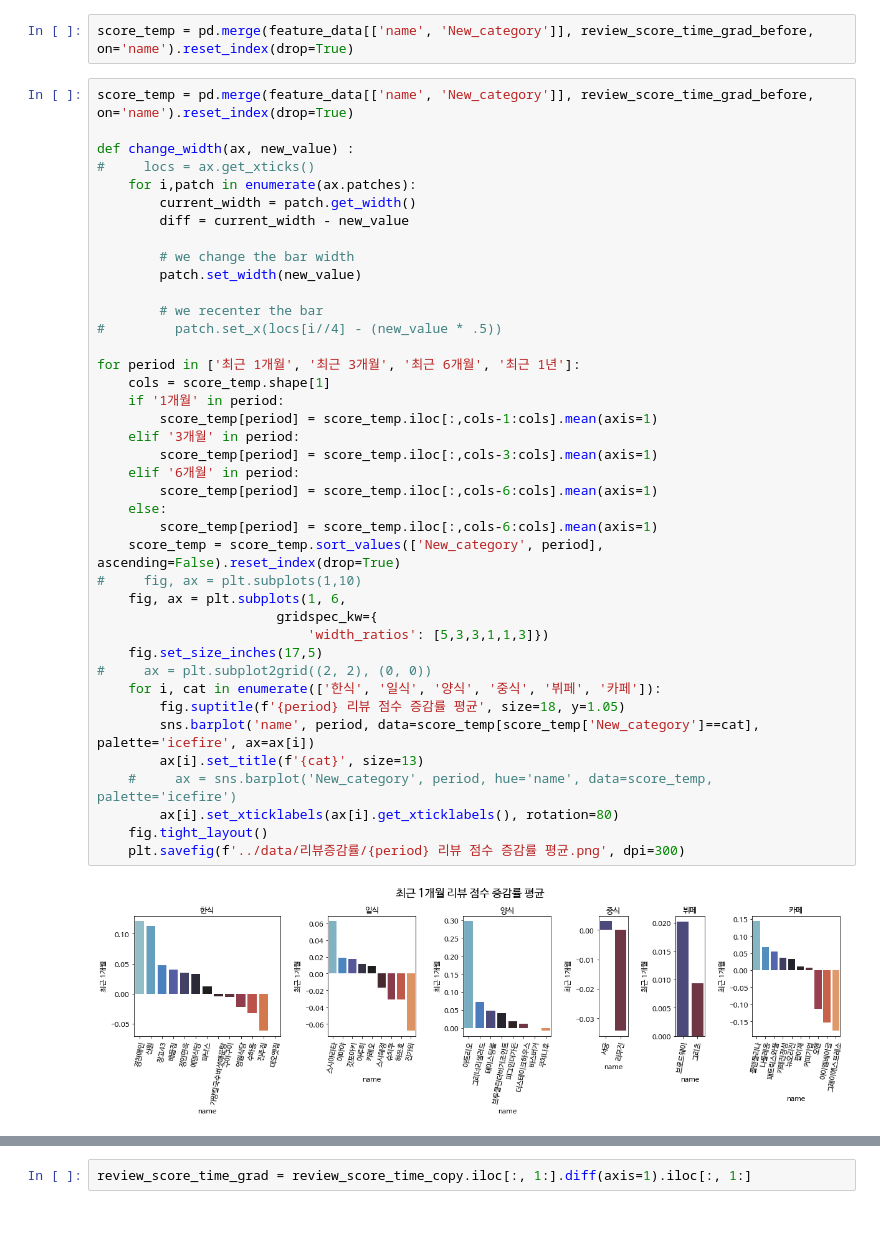
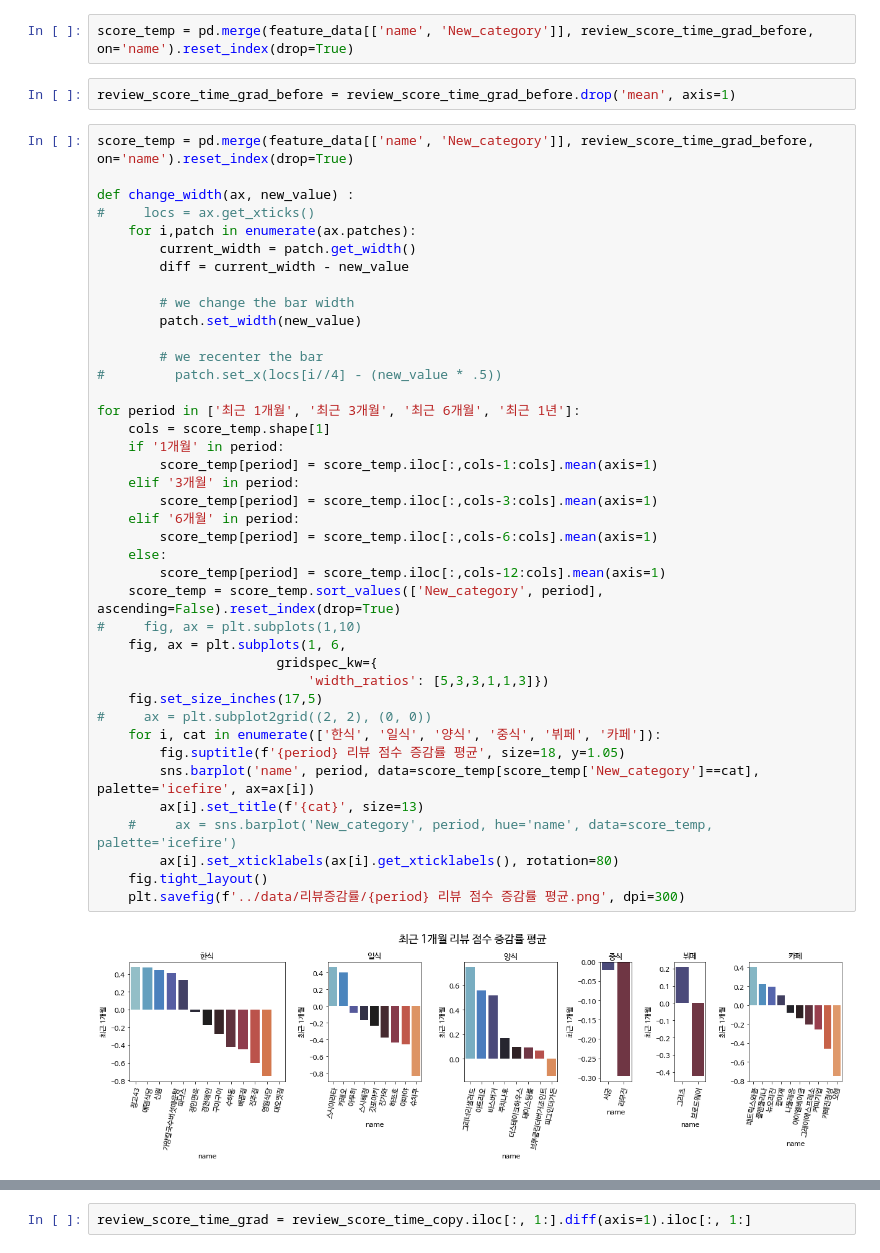
Before and after one commit to Edwardkim0/RealTastySpot, a Jupyter notebook: code/data_preprocessing.ipynb, the cells around one changed output, grey strips where cells are left out. Drawn from its saved outputs; the diff is of its cells as text; blank space fills up the shorter version.

```diff
--- a/code/data_preprocessing.ipynb
+++ b/code/data_preprocessing.ipynb
@@ -1197,6 +1197,8 @@ review_score_time_grad_before.head()
 score_temp.to_excel('../data/리뷰증감률/review_score_time_grad_before.xlsx', index=False)
 # %%
 score_temp = pd.merge(feature_data[['name', 'New_category']], review_score_time_grad_before, on='name').reset_index(drop=True)
+# %%
+review_score_time_grad_before = review_score_time_grad_before.drop('mean', axis=1)
 # %%
 score_temp = pd.merge(feature_data[['name', 'New_category']], review_score_time_grad_before, on='name').reset_index(drop=True)
 
@@ -1210,32 +1212,32 @@ def change_width(ax, new_value) :
         patch.set_width(new_value)
 
         # we recenter the bar
 #         patch.set_x(locs[i//4] - (new_value * .5))
 
 for period in ['최근 1개월', '최근 3개월', '최근 6개월', '최근 1년']:
     cols = score_temp.shape[1]
     if '1개월' in period:
         score_temp[period] = score_temp.iloc[:,cols-1:cols].mean(axis=1)
     elif '3개월' in period:
         score_temp[period] = score_temp.iloc[:,cols-3:cols].mean(axis=1)
     elif '6개월' in period:
         score_temp[period] = score_temp.iloc[:,cols-6:cols].mean(axis=1)
     else:
-        score_temp[period] = score_temp.iloc[:,cols-6:cols].mean(axis=1)
+        score_temp[period] = score_temp.iloc[:,cols-12:cols].mean(axis=1)
     score_temp = score_temp.sort_values(['New_category', period], ascending=False).reset_index(drop=True)
 #     fig, ax = plt.subplots(1,10)
     fig, ax = plt.subplots(1, 6,
                        gridspec_kw={
                            'width_ratios': [5,3,3,1,1,3]})
     fig.set_size_inches(17,5)
 #     ax = plt.subplot2grid((2, 2), (0, 0))
     for i, cat in enumerate(['한식', '일식', '양식', '중식', '뷔페', '카페']):
         fig.suptitle(f'{period} 리뷰 점수 증감률 평균', size=18, y=1.05)
         sns.barplot('name', period, data=score_temp[score_temp['New_category']==cat], palette='icefire', ax=ax[i])
         ax[i].set_title(f'{cat}', size=13)
     #     ax = sns.barplot('New_category', period, hue='name', data=score_temp, palette='icefire')
         ax[i].set_xticklabels(ax[i].get_xticklabels(), rotation=80)
     fig.tight_layout()
     plt.savefig(f'../data/리뷰증감률/{period} 리뷰 점수 증감률 평균.png', dpi=300)
 # %% [output]
-[figure, old version]
+[figure, new version]
```
Also changed, not shown: parts of 2 cells of this notebook, 7 other files.
